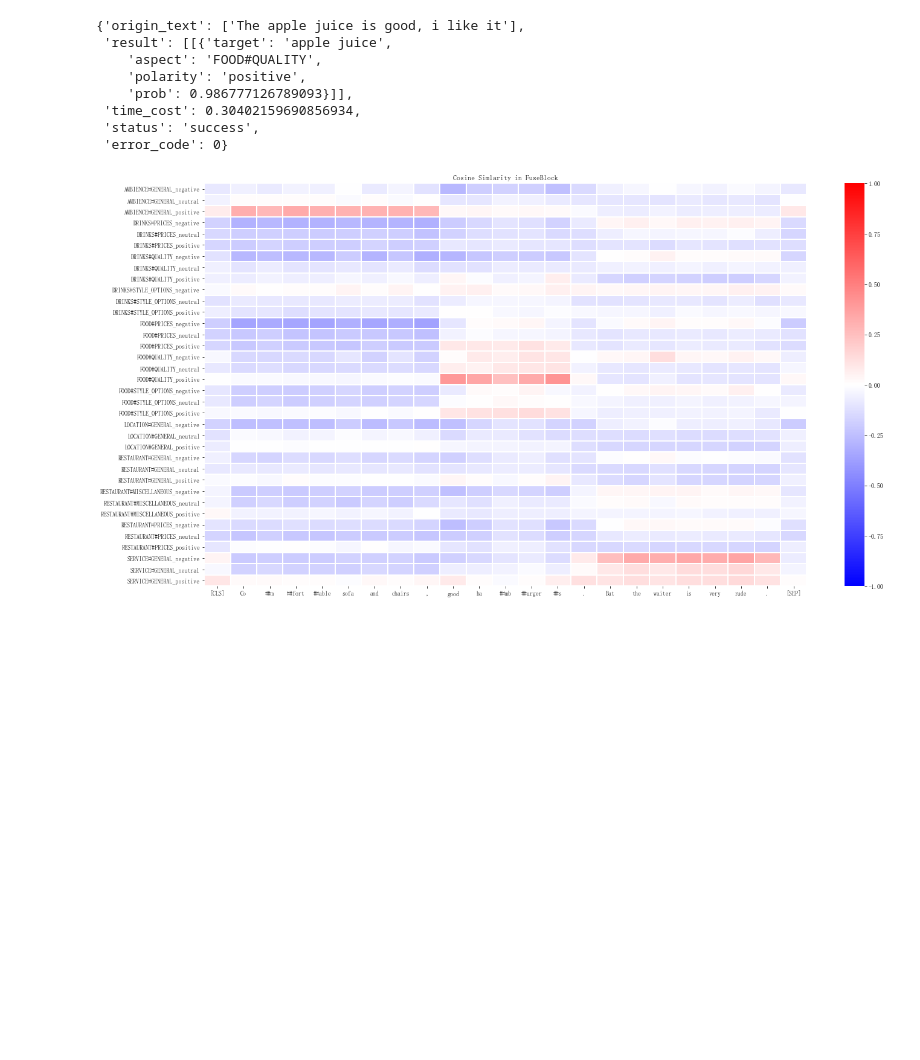
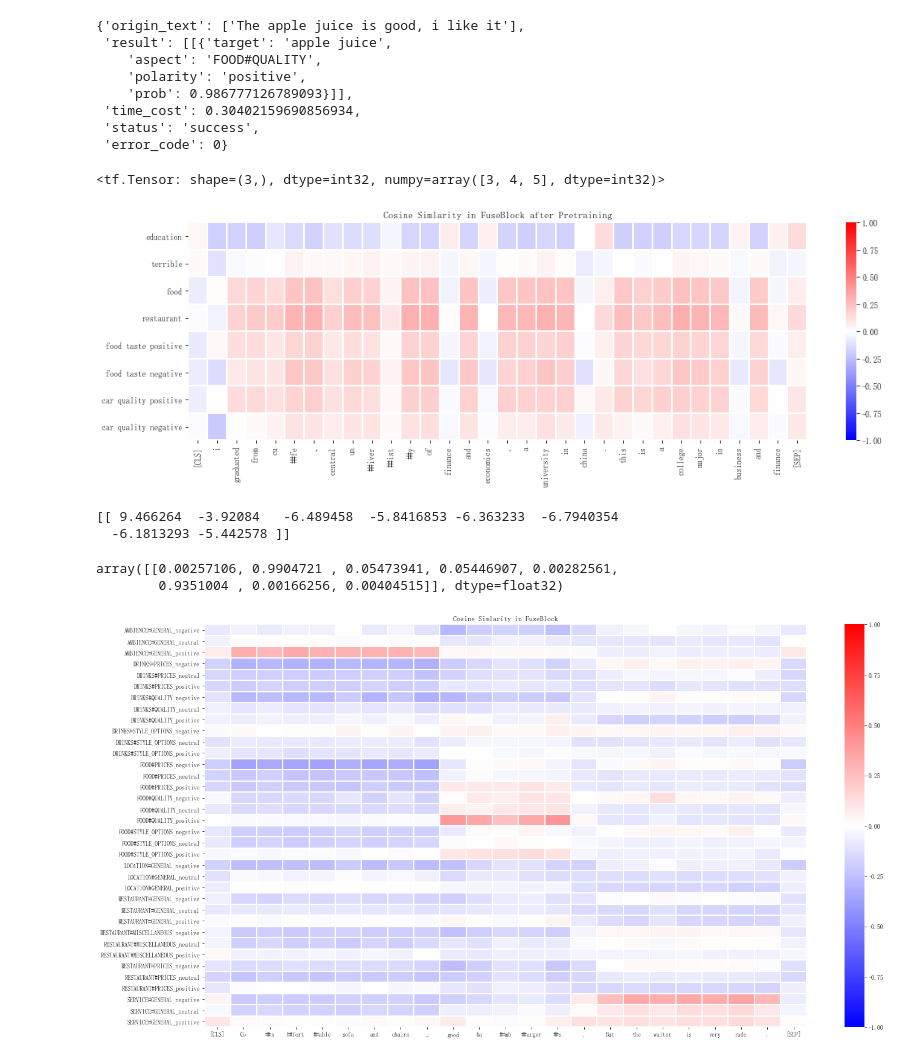
Before and after one commit to lzl19971215/TTEE, a Jupyter notebook: sim_matrix.ipynb, the cells around one changed output. Drawn from its saved outputs; the diff is of its cells as text; code cells hidden in the pictures; blank space fills up the shorter version.

Commit message:
update sim matrix visualize, mean pooling

```diff
--- a/sim_matrix.ipynb
+++ b/sim_matrix.ipynb
@@ -17,0 +63,13 @@ url = "http://127.0.0.1:3030/absa_service"
+# %%
+test_data = [
+    "the actor is skillful"
+]
+
+aspect_texts = [
+    ["actor negative","actor positive"]
+]
+data = test_tokenizer.tokenize(test_data, aspect_texts=aspect_texts)
+inputs = [data['input_ids'], data['token_type_ids'], data['attention_mask']]
+aspect_inputs = [data['aspect_input_ids'], data['aspect_token_type_ids'], data['aspect_attention_mask']]
+output = test_func(inputs, aspect_inputs, phase="dynamic_aspect_test", output_attentions=True)
+output
@@ -39,6 +115,51 @@ en_init_dir = '../models/bert-base-cased'
 en_init_model = 'bert-base-cased'
 cn_tokenizer = AutoTokenizer.from_pretrained(cn_init_model, cache_dir=cn_init_dir)
 en_tokenizer = AutoTokenizer.from_pretrained(en_init_model, cache_dir=en_init_dir)
+# %%
+tf.reduce_mean(tf.constant([[1,2,3], [5, 6, 7]]), axis=0)
+# %% [output]
+<tf.Tensor: shape=(3,), dtype=int32, numpy=array([3, 4, 5], dtype=int32)>
+# %%
+def draw_sim_matrix_dynamic(context, aspect, infer_func, tokenizer):
+    data = tokenizer.tokenize(context, aspect_texts=aspect)
+    inputs = [data['input_ids'], data['token_type_ids'], data['attention_mask']]
+    aspect_inputs = [data['aspect_input_ids'], data['aspect_token_type_ids'], data['aspect_attention_mask']]
+    output = infer_func(inputs, aspect_inputs, phase="dynamic_aspect_test", output_attentions=True)
+    sim_matrix = np.array(output['sim_matrix']).squeeze()
+    key_inputs = tokenizer.tokenizer.tokenize(context[0], add_special_tokens=True)
+    query_inputs = aspect[0]
+    df = pd.DataFrame(sim_matrix[:, :len(key_inputs)])
+    df.index = query_inputs
+    df.columns = key_inputs
+    plt.figure(figsize=(15, 5))
+    sns.heatmap(df, linewidths = 0.1, vmax=1, vmin=-1, cmap="bwr")
+    plt.title("Cosine Simlarity in FuseBlock after Pretraining")
+    plt.tight_layout()
+    # plt.savefig('./plots/fusebock_sim_matrix_cn_all_3t.jpg', dpi=300)
+    # plt.show()
+    return output["output_cls_states"].numpy()
+
+context = [
+    "I graduated from CUFE, central univeristy of finance and economics, a university in china. This is a college major in business and finance"
+    # "I didn't eat any food in this restaurant"
+]
+
+aspect_texts = [
+    ["education", "terrible", "food", "restaurant", "food taste positive", "food taste negative", "car quality positive", "car quality negative"]
+]
+res = draw_sim_matrix_dynamic(context, aspect_texts, test_func, test_tokenizer)
+# plt.savefig('./plots/pretrain_sim_matrix.jpg', dpi=300)
+plt.show()
+print(res)
+# %% [output]
+[figure, added]
+[[ 9.466264  -3.92084   -6.489458  -5.8416853 -6.363233  -6.7940354
+  -6.1813293 -5.442578 ]]
+# %%
+(1 / (1 + np.exp))
+# %% [output]
+array([[0.00257106, 0.9904721 , 0.05473941, 0.05446907, 0.00282561,
+        0.9351004 , 0.00166256, 0.00404515]], dtype=float32)
 # %%
 def draw_sim_matrix(text, language):
 
```
Also changed, not shown: parts of 3 cells of this notebook, 5 other files.
